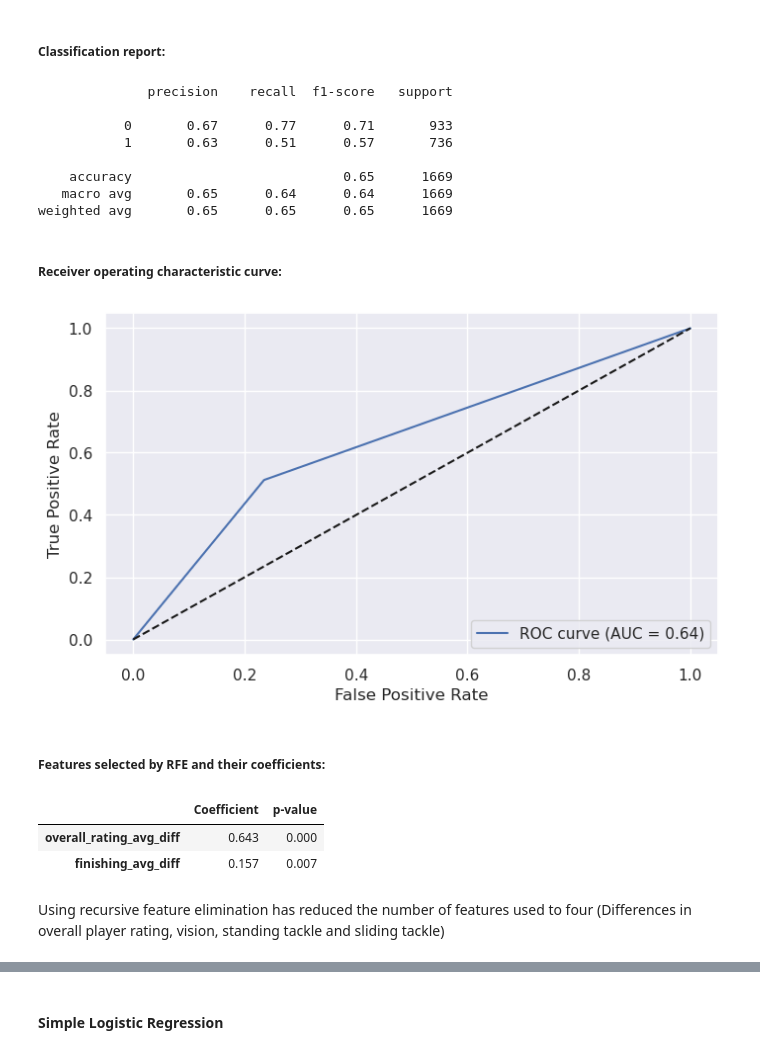
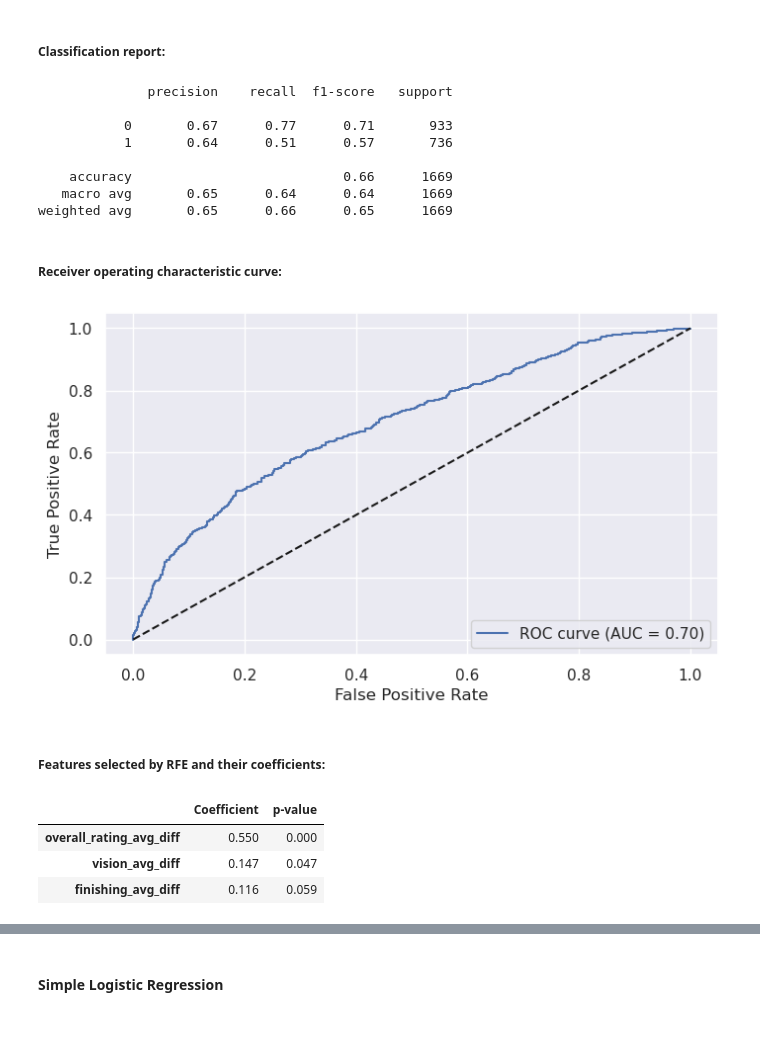
Before and after one commit to gediminas-skvarnavicius/football-db-analysis, a Jupyter notebook: analysis.ipynb, the cells around one changed output, grey strips where cells are left out. Cells and saved outputs as stored; diff of their text form; code cells hidden in the pictures; blank space fills up the shorter version.

Commit message:
finished pre-test

```diff
--- a/analysis.ipynb
+++ b/analysis.ipynb
@@ -1535,0 +1573,23 @@ match_win_players = match_win_players[
+# %%
+# Potential
+corr_player_features = ['potential_avg_diff']
+
+# Sliding/standing tackle pair
+corr_player_features.extend(['sliding_tackle_avg_diff'])
+
+# Cluster correlated with ball control
+corr_player_features.extend(['ball_control_avg_diff'])
+
+# short/long passing
+corr_player_features.extend(['short_passing_avg_diff'])
+
+# Sprint/acceleration
+corr_player_features.extend(['acceleration_avg_diff'])
+
+# Goal-keeper attributes
+corr_player_features.extend(['gk_positioning_avg_diff_gk','overall_rating_avg_diff_gk','gk_reflexes_avg_diff_gk'])
+
+# Reactions
+corr_player_features.extend(['reactions_avg_diff'])
+
+home_win_features_playerdif = home_win_features_playerdif.drop(columns=corr_player_features)
@@ -1659,32 +1723,34 @@ print(classification_report(y_test, predictions_rfe.round()))
               precision    recall  f1-score   support
 
            0       0.67      0.77      0.71       933
-           1       0.63      0.51      0.57       736
+           1       0.64      0.51      0.57       736
 
-    accuracy                           0.65      1669
+    accuracy                           0.66      1669
    macro avg       0.65      0.64      0.64      1669
-weighted avg       0.65      0.65      0.65      1669
+weighted avg       0.65      0.66      0.65      1669
 # %% [markdown]
 ##### Receiver operating characteristic curve:
 # %%
-# | label: fig-roc_team_dif
-# | fig-cap: Receiver operating characteristic curve of the home-win predictions made by a logistic regression model trained on significant team attribute differences.
+# | label: fig-roc_player_dif
+# | fig-cap: Receiver operating characteristic curve of the home-win predictions made by a logistic regression model trained on player attribute differences selected by RFE.
 
-fpr, tpr, thresholds = roc_curve(y_test, predictions_rfe.round())
-auc_score = roc_auc_score(y_test, predictions_rfe.round())
+fpr, tpr, thresholds = roc_curve(y_test, predictions_rfe)
+auc_score = roc_auc_score(y_test, predictions_rfe)
 
 fig_roc_player_rfe, ax_roc_player_rfe = plt.subplots(figsize=(base_fig_width, base_fig_height))
 ax_roc_player_rfe.plot(fpr, tpr, label="ROC curve (AUC = %0.2f)" % auc_score)
 ax_roc_player_rfe.plot([0, 1], [0, 1], "k--")  # Random guessing line
 ax_roc_player_rfe.set_xlabel("False Positive Rate")
 ax_roc_player_rfe.set_ylabel("True Positive Rate")
 ax_roc_player_rfe.legend(loc="lower right")
 plt.show()
 # %% [output]
-[figure, old version]
+[figure, new version]
 # %% [markdown]
 ##### Features selected by RFE and their coefficients:
 # %%
+# | label: tbl-player_rfe
+# | tbl-cap: Logistic regression model coefficients obtained by RFE algorithm on a model trained on player attributes.
 player_rfe_params = result_player_rfe.params[1:].to_frame(name="Coefficient")
 player_rfe_params["p-value"] = result_player_rfe.pvalues[1:].values
 player_rfe_params.index = rfe_selected_columns
@@ -1695,7 +1761,6 @@ player_rfe_params.sort_values("Coefficient", ascending=False).head().style.apply
 ).format("{:.3f}")
 # %% [output]
 |  | Coefficient | p-value |
-| overall_rating_avg_diff | 0.643 | 0.000 |
-| finishing_avg_diff | 0.157 | 0.007 |
+| overall_rating_avg_diff | 0.550 | 0.000 |
+| vision_avg_diff | 0.147 | 0.047 |
+| finishing_avg_diff | 0.116 | 0.059 |
-# %% [markdown]
-Using recursive feature elimination has reduced the number of features used to four (Differences in overall player rating, vision, standing tackle and sliding tackle)
```
Also changed, not shown: parts of 125 cells of this notebook, 41 other files.
